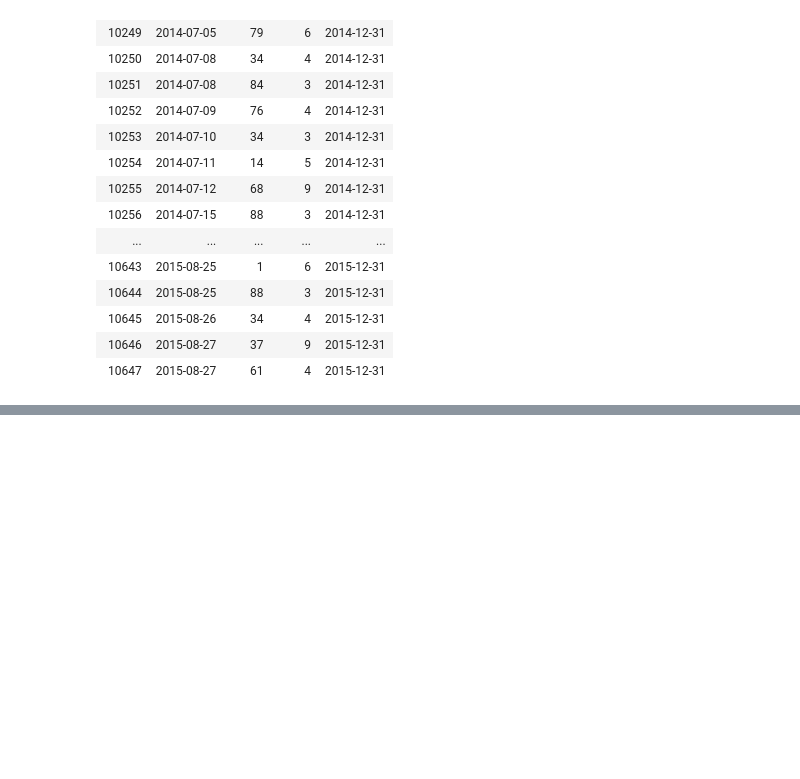
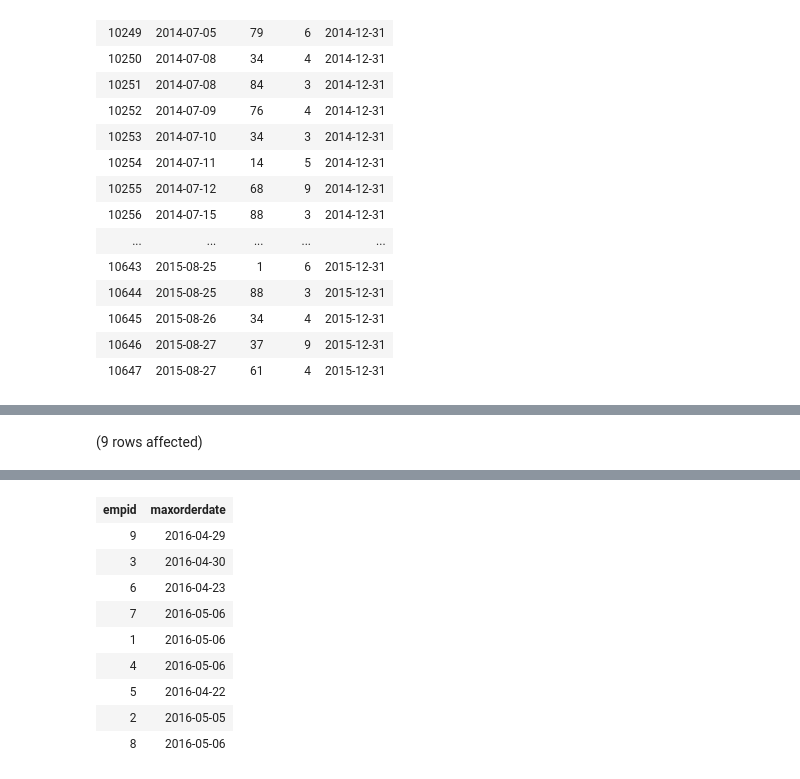
Before and after one commit to ryanmohamed/tsql_hw3, a Jupyter notebook: chapter5_exercises.ipynb, the cells around one changed output, grey strips where cells are left out. Cells and saved outputs as stored; diff of their text form; code cells hidden in the pictures; blank space fills up the shorter version.

```diff
--- a/chapter5_exercises.ipynb
+++ b/chapter5_exercises.ipynb
@@ -51,0 +70,13 @@ Total execution time: 00:00:00.090
+# %%
+use Northwinds2022TSQLV7;
+
+with MaxOrders as (
+    select EmployeeId as empid,
+        MAX(OrderDate) as maxorderdate
+    from Sales.[Order]
+    group by EmployeeId
+)
+select empid, maxorderdate
+from MaxOrders
+# %% [output]
+(9 rows affected)
@@ -51,0 +84,10 @@ Total execution time: 00:00:00.090
+| empid | maxorderdate |
+| 9 | 2016-04-29 |
+| 3 | 2016-04-30 |
+| 6 | 2016-04-23 |
+| 7 | 2016-05-06 |
+| 1 | 2016-05-06 |
+| 4 | 2016-05-06 |
+| 5 | 2016-04-22 |
+| 2 | 2016-05-05 |
+| 8 | 2016-05-06 |
```
Also changed, not shown: parts of 6 cells of this notebook.
